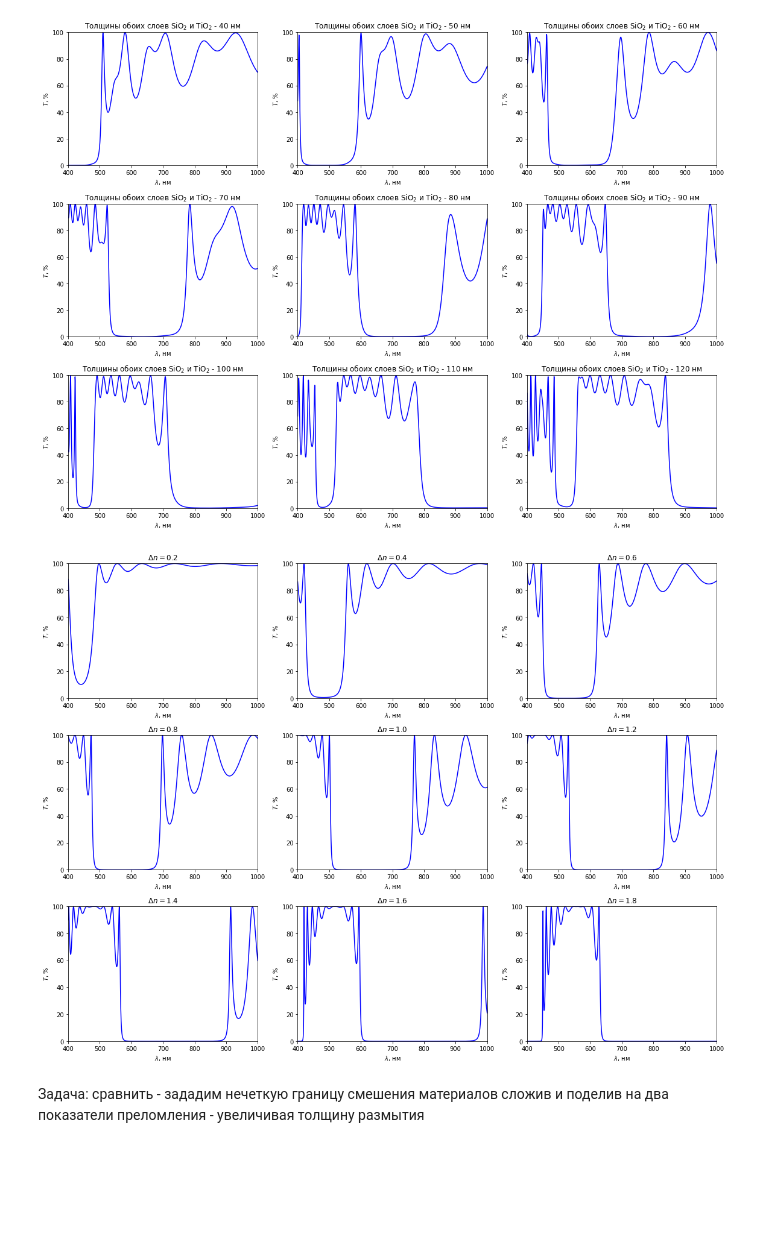
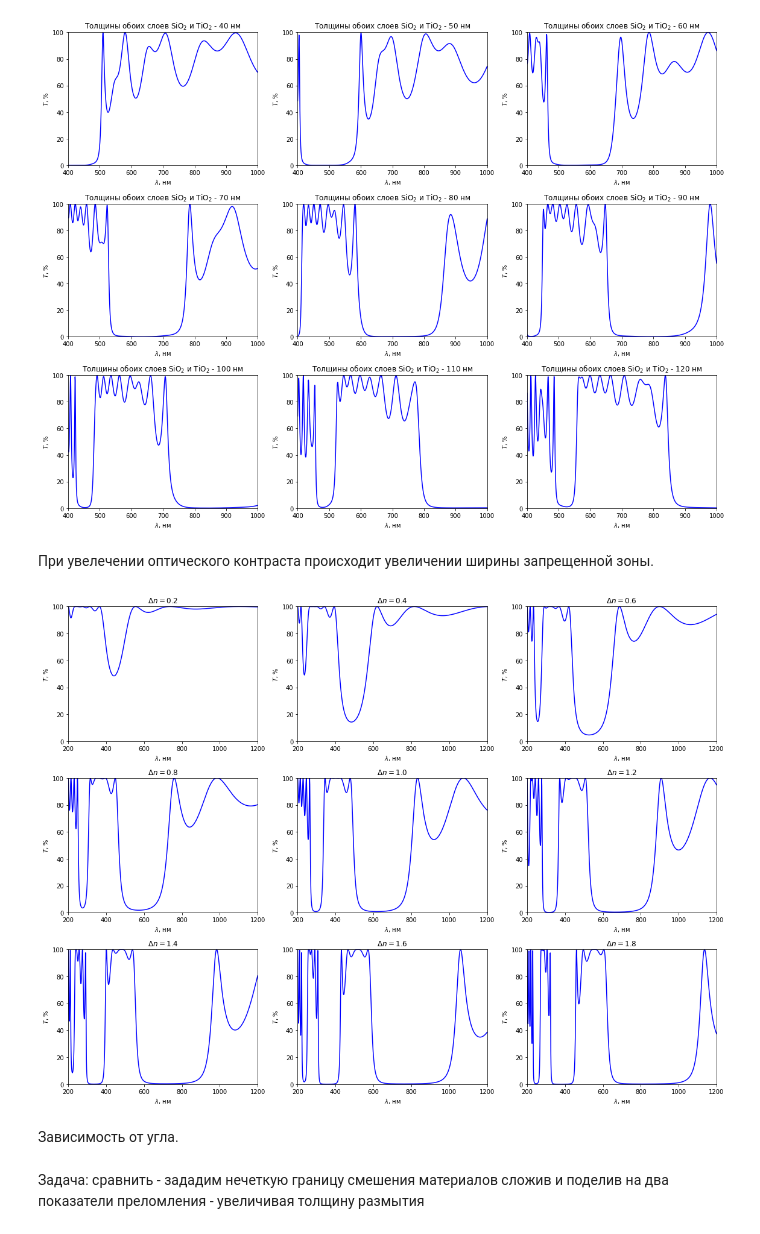
Before and after one commit to nanomaterials/course, a Jupyter notebook: 09_-_2D_Nanomaterials/02_Photonic_crystals.ipynb, the cells around one changed output. Saved outputs shown, nothing was run; the diff lists cells and outputs as text; code cells hidden in the pictures; blank space fills up the shorter version.

```diff
--- a/09_-_2D_Nanomaterials/02_Photonic_crystals.ipynb
+++ b/09_-_2D_Nanomaterials/02_Photonic_crystals.ipynb
@@ -239,25 +253,29 @@ for n in range(1, 10):
 plt.show()
 # %% [output]
 [figure]
+# %% [markdown]
+При увелечении оптического контраста происходит увеличении ширины запрещенной зоны.
 # %%
 plt.figure(figsize=(16,12))
 
 air_in  = ['air', 1000]
 air_out = ['air', 1000]
 
 indices['n1'] = '1*x/x'
 
 for n in range(1, 10):
     plt.subplot(3, 3, n)
     n2 = '(1+0.2*{})*x/x'.format(n)
     indices['n2'] = n2
-    structure = air_in + 10*['n1', 100, 'n2', 100] + air_out
-    T(structure, xmin=400, xmax=1000)
+    structure = air_in + 5*['n1', 100, 'n2', 100] + air_out
+    T(structure, xmin=200, xmax=1200)
     plt.title('$\Delta n = {:.1f}$'.format(0.2*n))
 
 plt.show()
 # %% [output]
-[figure, old version]
+[figure, new version]
+# %% [markdown]
+Зависимость от угла.
 # %% [markdown]
 Задача: сравнить - зададим нечеткую границу смешения материалов сложив и поделив на два показатели преломления - увеличивая толщину размытия
 # %% [markdown]
```
Also changed, not shown: parts of 4 cells of this notebook.
